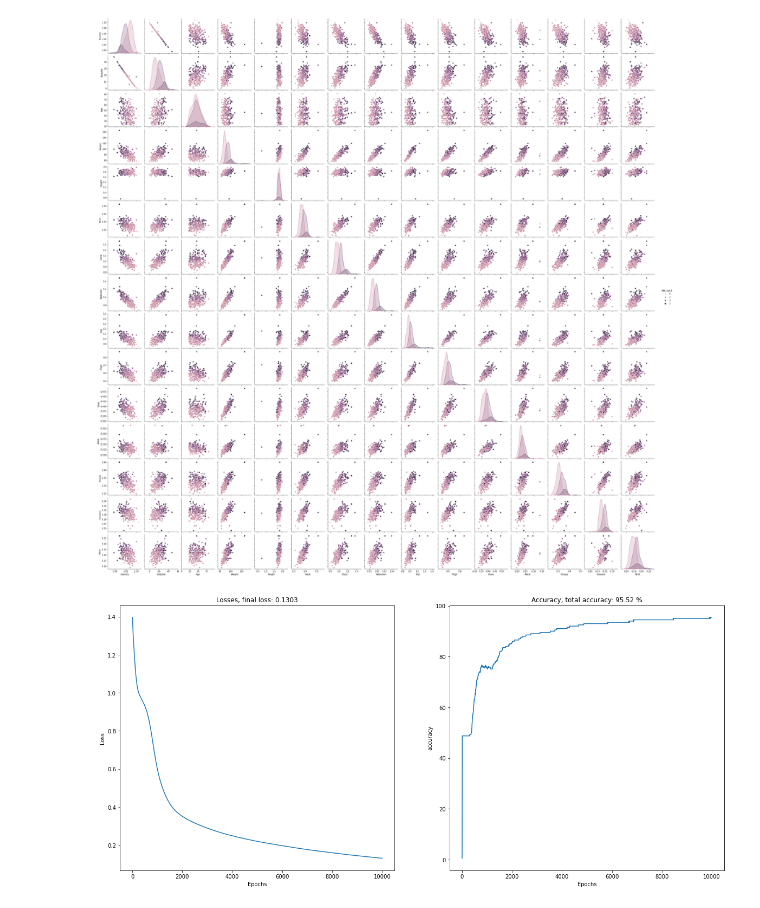
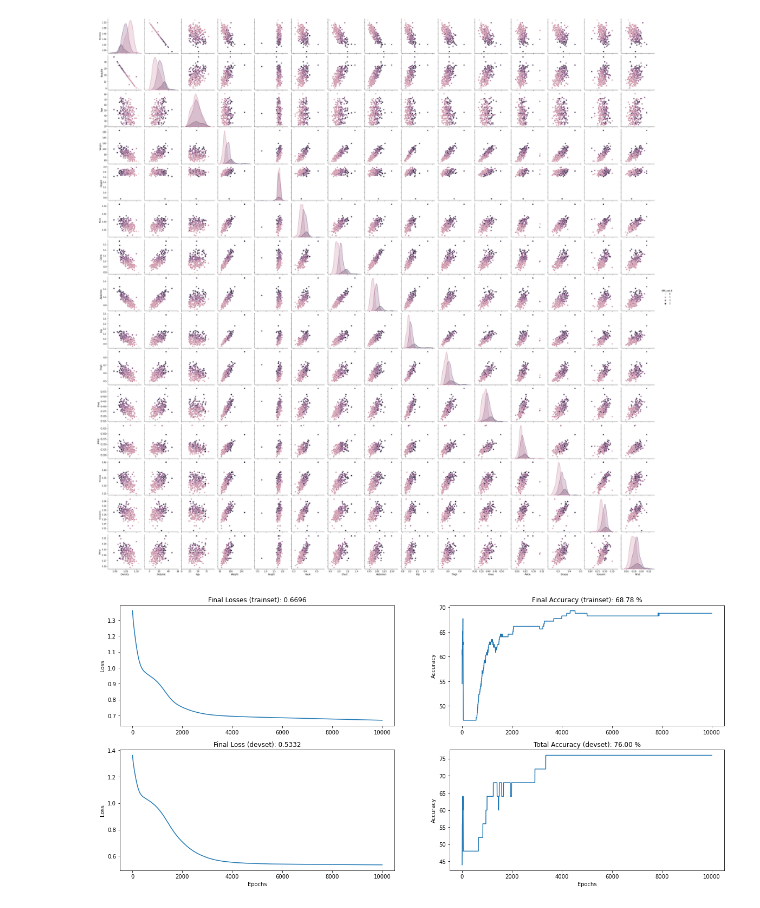
Before and after one commit to mustafa-sarshar/Deep-Learning-PyTorch, a Jupyter notebook: ANN/03_ANN_multi_classification.ipynb, the cells around one changed output. Cells and saved outputs as stored; diff of their text form; code cells hidden in the pictures.

```diff
--- a/ANN/03_ANN_multi_classification.ipynb
+++ b/ANN/03_ANN_multi_classification.ipynb
@@ -112,7 +119,7 @@ plt.show();
 # %% [output]
 [figure]
 # %%
-cols_X = cols
+cols_X = ["Density", "BodyFat", "Age"]
 cols_y = ["BMI_cat_4"]
 data_X = df.loc[:, cols_X].values
 data_X = MinMaxScaler().fit_transform(data_X)
@@ -120,7 +127,7 @@ data_y = df.loc[:, cols_y].values.flatten()
 # %%
 # specify sizes of the partitions
 # order is train, devset, test
-partitions = [.8, .05, .15]
+partitions = [.75, .10, .15]
 
 # split the data (note the third input, and the TMP in the variable name)
 train_data, testdev_data, train_labels, testdev_label = train_test_split(data_X, data_y, train_size=partitions[0])
@@ -213,6 +250,10 @@ def evaluate_model(X, y, model, label_names=["X1", "X2"]):
 # %%
 model, optimizer = create_model(n_input=len(cols_X), n_output=len(np.unique(data_y)), lr=.01)
-history = train_model(X=train_data, y=train_labels, model=model, loss_func=nn.CrossEntropyLoss(), optimizer=optimizer, n_epochs=10000, plot_history=True)
+history = train_model(
+    X=train_data, y=train_labels, X_dev=devset_data, y_dev=devset_labels,
+    model=model, loss_func=nn.CrossEntropyLoss(), optimizer=optimizer, n_epochs=10000,
+    plot_history=True
+)
 # %% [output]
-[figure, old version]
+[figure, new version]
 # %%
```
Also changed, not shown: parts of 3 cells of this notebook, 1 other file.
